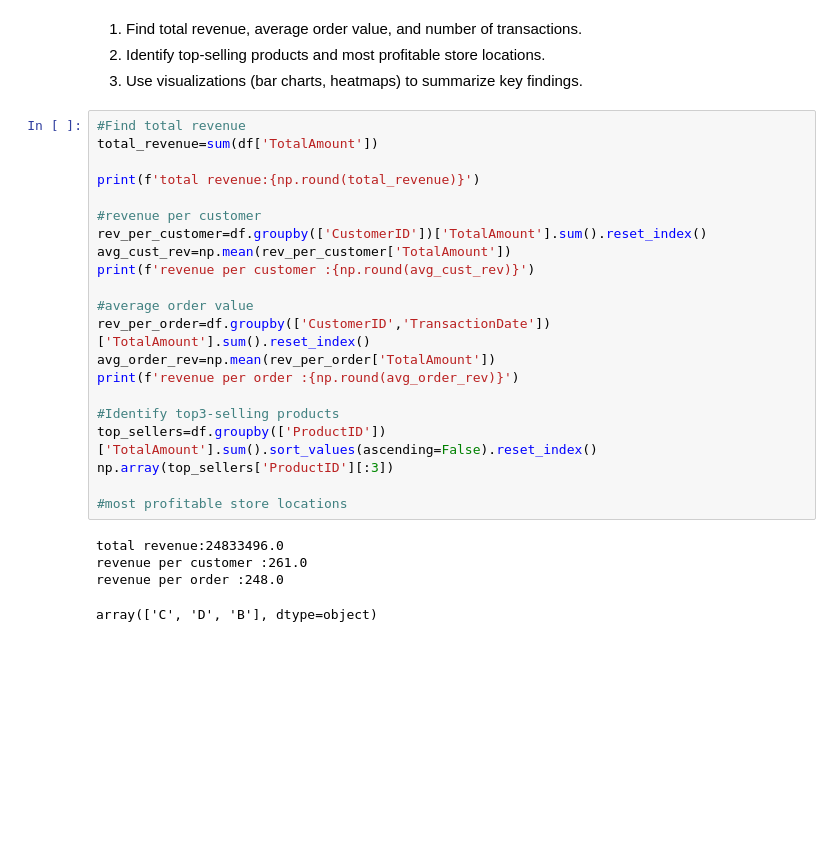
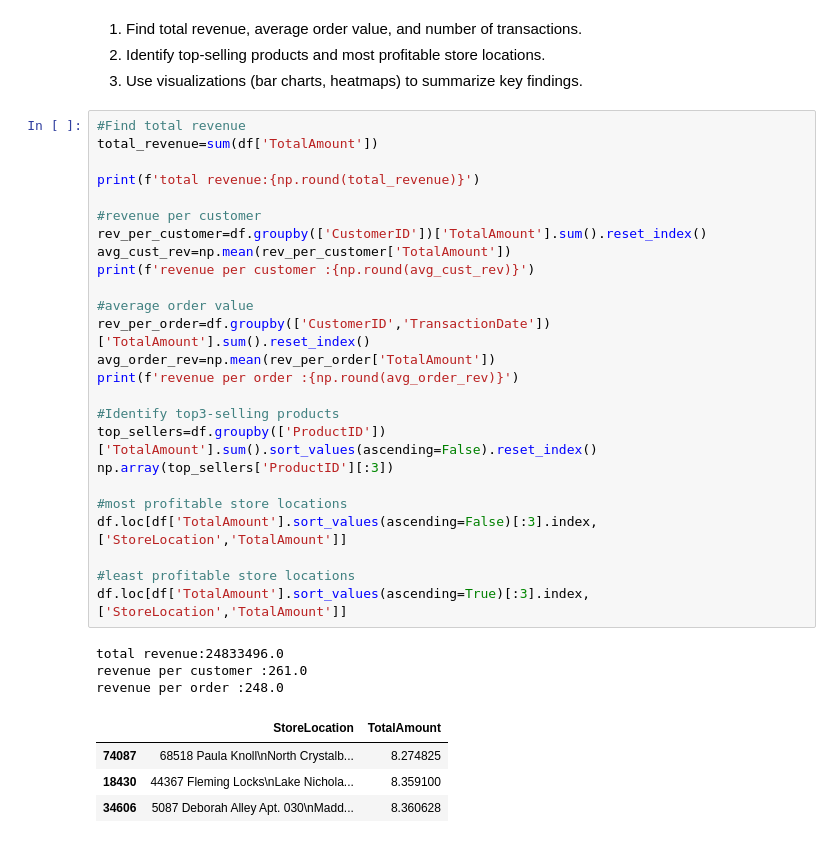
Before and after one commit to apoorvaec1030/Data-Science-projects, a Jupyter notebook: retail_transaction_dataset_play.ipynb, the cells around one changed output. Saved outputs shown, nothing was run; the diff lists cells and outputs as text; blank space fills up the shorter version.

```diff
--- a/retail_transaction_dataset_play.ipynb
+++ b/retail_transaction_dataset_play.ipynb
@@ -80,26 +83,33 @@ ProfileReport(df,title="Profiling Report")
 # %%
 #Find total revenue
 total_revenue=sum(df['TotalAmount'])
 
 print(f'total revenue:{np.round(total_revenue)}')
 
 #revenue per customer
 rev_per_customer=df.groupby(['CustomerID'])['TotalAmount'].sum().reset_index()
 avg_cust_rev=np.mean(rev_per_customer['TotalAmount'])
 print(f'revenue per customer :{np.round(avg_cust_rev)}')
 
 #average order value
 rev_per_order=df.groupby(['CustomerID','TransactionDate'])['TotalAmount'].sum().reset_index()
 avg_order_rev=np.mean(rev_per_order['TotalAmount'])
 print(f'revenue per order :{np.round(avg_order_rev)}')
 
 #Identify top3-selling products
 top_sellers=df.groupby(['ProductID'])['TotalAmount'].sum().sort_values(ascending=False).reset_index()
 np.array(top_sellers['ProductID'][:3])
 
 #most profitable store locations
+df.loc[df['TotalAmount'].sort_values(ascending=False)[:3].index,['StoreLocation','TotalAmount']]
+
+#least profitable store locations
+df.loc[df['TotalAmount'].sort_values(ascending=True)[:3].index,['StoreLocation','TotalAmount']]
 # %% [output]
 total revenue:24833496.0
 revenue per customer :261.0
 revenue per order :248.0
-array(['C', 'D', 'B'], dtype=object)
+|  | StoreLocation | TotalAmount |
+| 74087 | 68518 Paula Knoll\nNorth Crystalb... | 8.274825 |
+| 18430 | 44367 Fleming Locks\nLake Nichola... | 8.359100 |
+| 34606 | 5087 Deborah Alley Apt. 030\nMadd... | 8.360628 |
```
Also changed, not shown: parts of 11 cells of this notebook.
